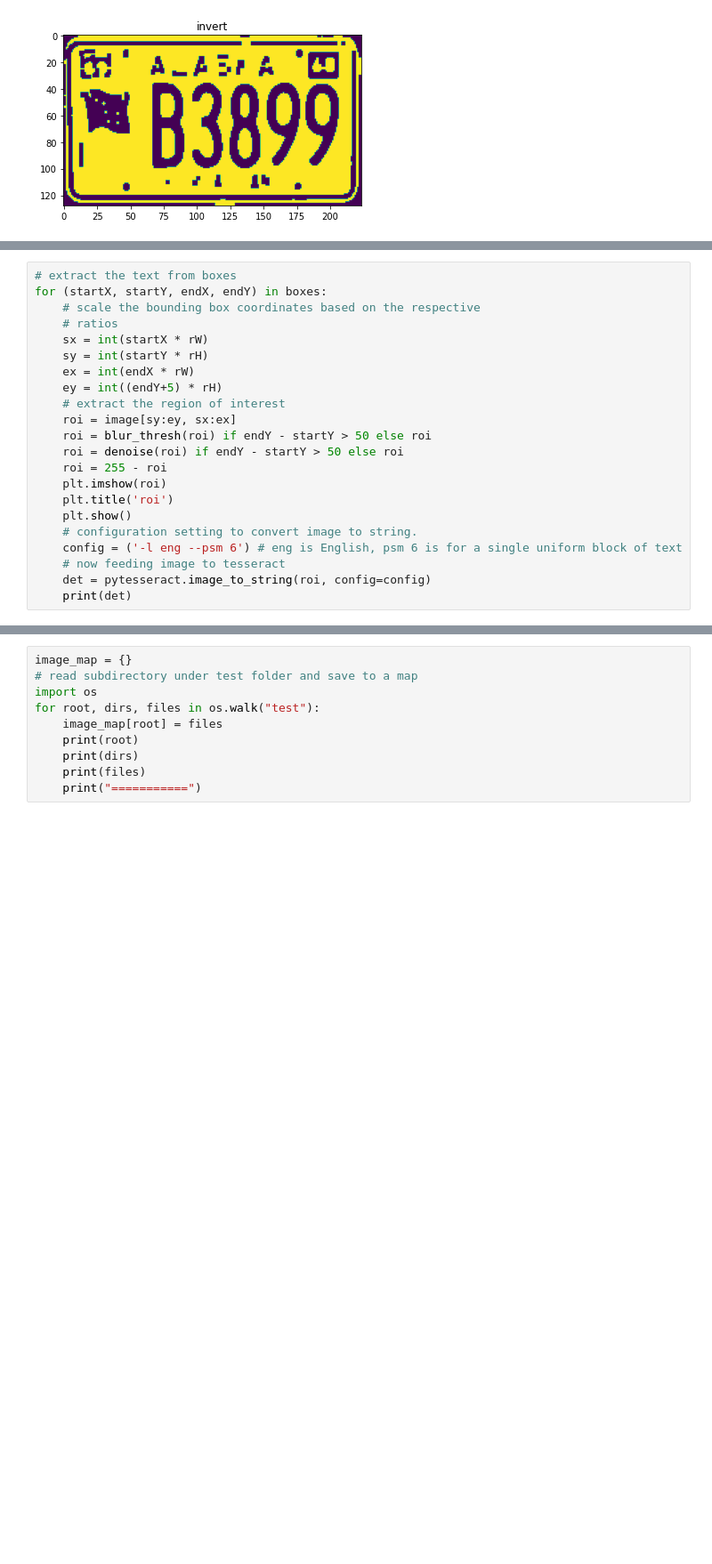
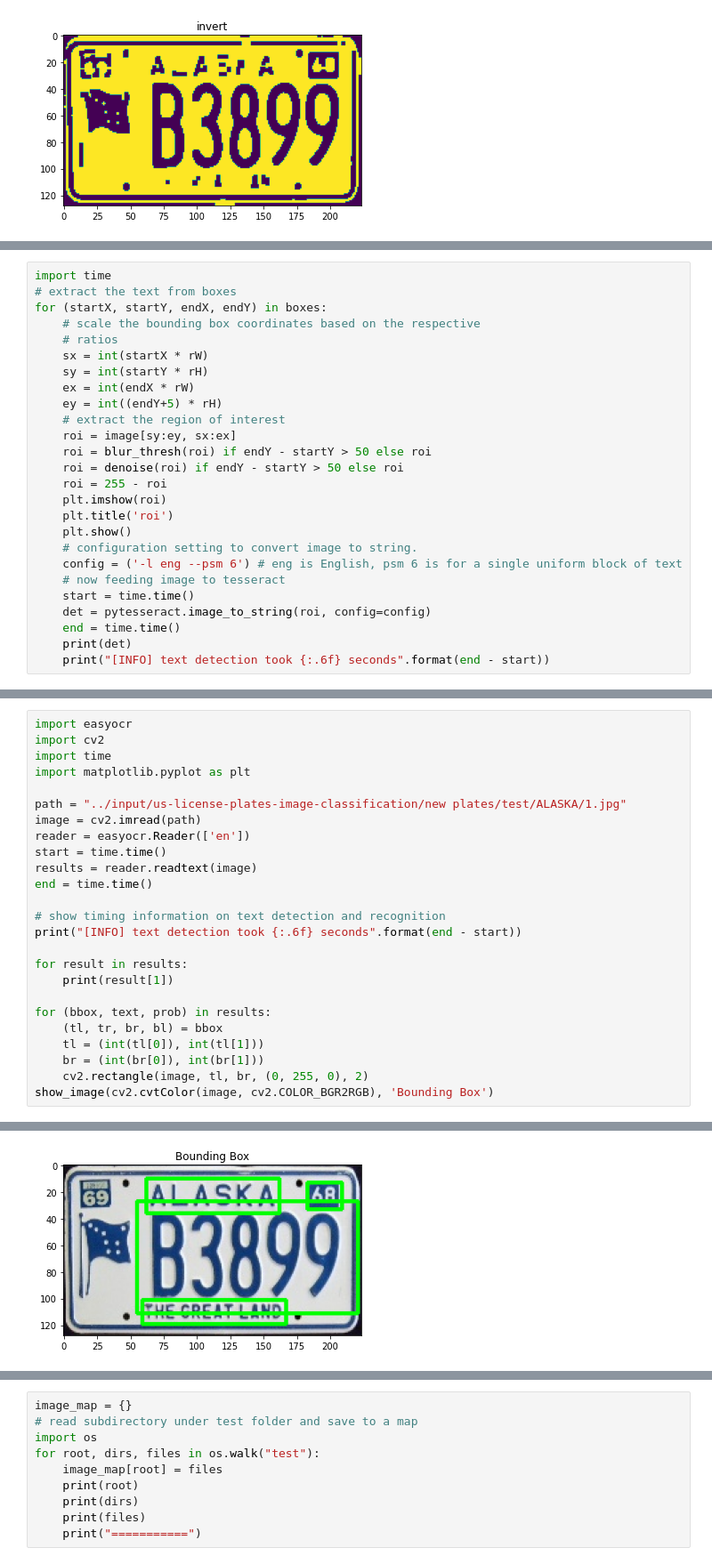
Before and after one commit to daiqing2009/APP-project, a Jupyter notebook: ocr-performance-analysis-on-license-plates.ipynb, the cells around one changed output, grey strips where cells are left out. Shown at 89% size. Cells and saved outputs as stored; diff of their text form; blank space fills up the shorter version.

Commit message:
Kaggle Notebook | OCR Performance Analysis on LICENSE PLATES | All 3 OCRS

```diff
--- a/ocr-performance-analysis-on-license-plates.ipynb
+++ b/ocr-performance-analysis-on-license-plates.ipynb
@@ -250,5 +207,6 @@ WARNING: Running pip as the 'root' user can result in broken permissions and con
 [figure]
 # %%
+import time
 # extract the text from boxes
 for (startX, startY, endX, endY) in boxes:
     # scale the bounding box coordinates based on the respective
@@ -268,8 +226,11 @@ for (startX, startY, endX, endY) in boxes:
     # configuration setting to convert image to string.
     config = ('-l eng --psm 6') # eng is English, psm 6 is for a single uniform block of text
     # now feeding image to tesseract
+    start = time.time()
     det = pytesseract.image_to_string(roi, config=config)
+    end = time.time()
     print(det)
+    print("[INFO] text detection took {:.6f} seconds".format(end - start))
 # %% [output]
 [figure]
 GREAT
@@ -279,0 +264,26 @@ B3899|
+# %%
+import easyocr
+import cv2
+import time
+import matplotlib.pyplot as plt
+
+path = "../input/us-license-plates-image-classification/new plates/test/ALASKA/1.jpg"
+image = cv2.imread(path)
+reader = easyocr.Reader(['en'])
+start = time.time()
+results = reader.readtext(image)
+end = time.time()
+
+# show timing information on text detection and recognition
+print("[INFO] text detection took {:.6f} seconds".format(end - start))
+
+for result in results:
+    print(result[1])
+
+for (bbox, text, prob) in results:
+    (tl, tr, br, bl) = bbox
+    tl = (int(tl[0]), int(tl[1]))
+    br = (int(br[0]), int(br[1]))
+    cv2.rectangle(image, tl, br, (0, 255, 0), 2)
+show_image(cv2.cvtColor(image, cv2.COLOR_BGR2RGB), 'Bounding Box')
+# %% [output]
@@ -279,0 +295 @@ B3899|
+[figure, added]
```
Also changed, not shown: parts of 29 cells of this notebook.
